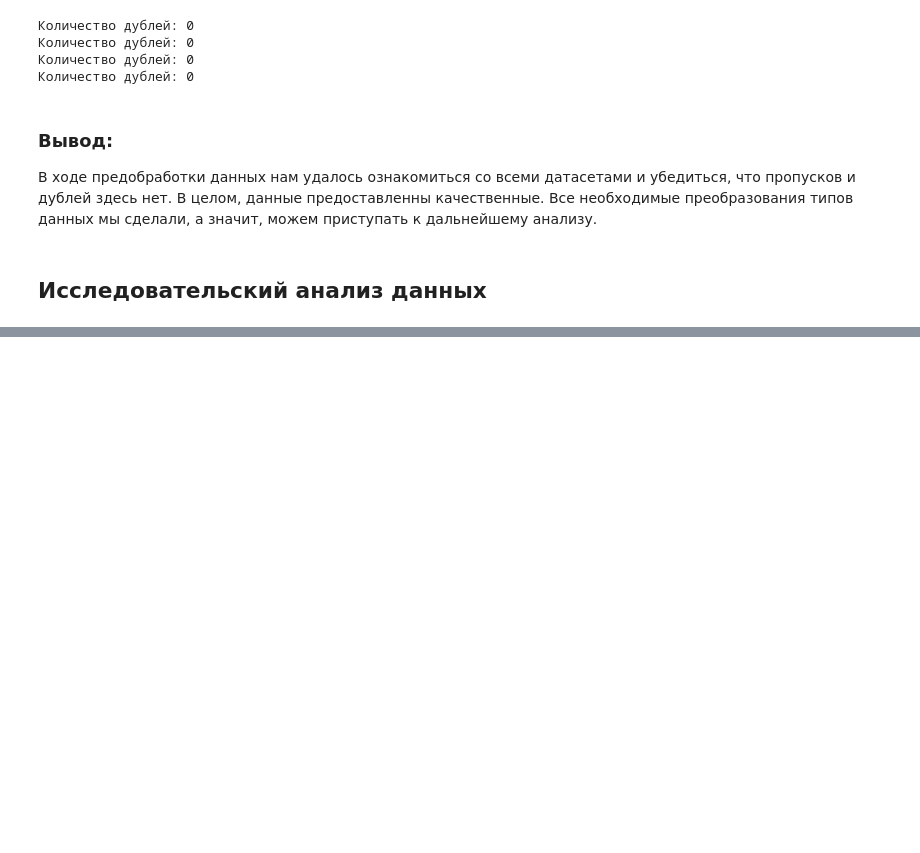
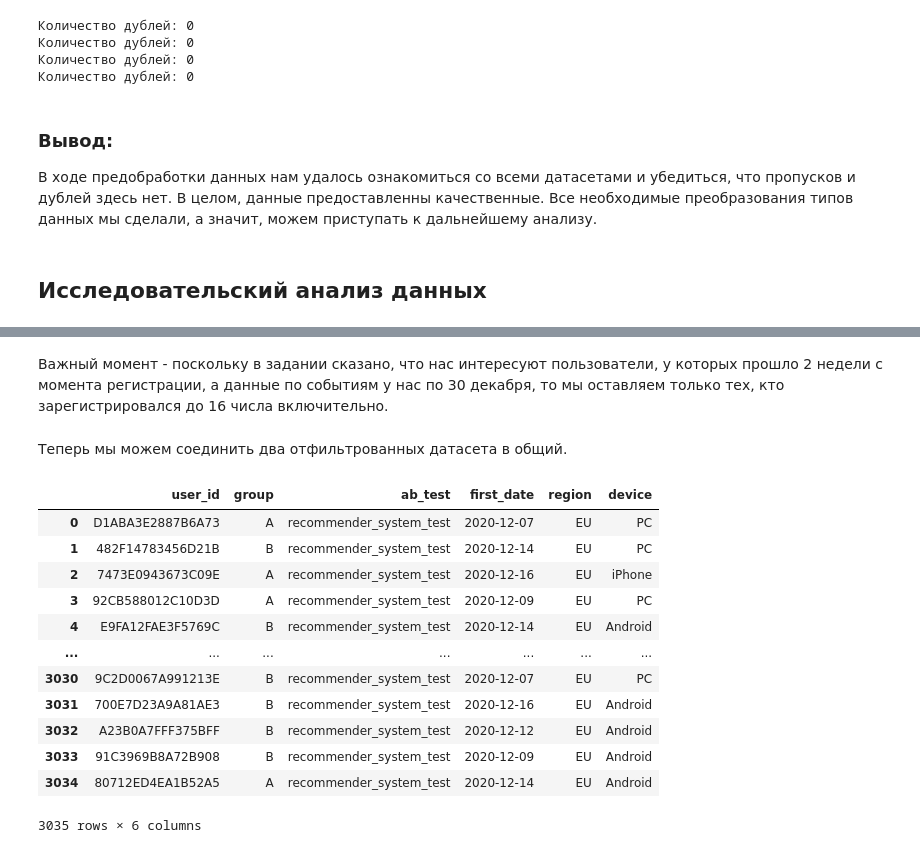
Before and after one commit to ViacheslavPogorelyy/YaP, a Jupyter notebook: A-B_test .ipynb, the cells around one changed output, grey strips where cells are left out. Drawn from its saved outputs; the diff is of its cells as text; code cells hidden in the pictures; blank space fills up the shorter version.

```diff
--- a/A-B_test .ipynb
+++ b/A-B_test .ipynb
@@ -222,0 +244,2 @@ for i in tables:
+# %%
+ab_test = ab_test.query('user_id in @id_test')
@@ -222,0 +310,2 @@ for i in tables:
+# %% [markdown]
+Важный момент - поскольку в задании сказано, что нас интересуют пользователи, у которых прошло 2 недели с момента регистрации, а данные по событиям у нас по 30 декабря, то мы оставляем только тех, кто зарегистрировался до 16 числа включительно.
@@ -222,0 +314,2 @@ for i in tables:
+# %% [markdown]
+Теперь мы можем соединить два отфильтрованных датасета в общий.
@@ -222,0 +318,16 @@ for i in tables:
+# %%
+ab_test
+# %% [output]
+|  | user_id | group | ab_test | first_date | region | device |
+| 0 | D1ABA3E2887B6A73 | A | recommender_system_test | 2020-12-07 | EU | PC |
+| 1 | 482F14783456D21B | B | recommender_system_test | 2020-12-14 | EU | PC |
+| 2 | 7473E0943673C09E | A | recommender_system_test | 2020-12-16 | EU | iPhone |
+| 3 | 92CB588012C10D3D | A | recommender_system_test | 2020-12-09 | EU | PC |
+| 4 | E9FA12FAE3F5769C | B | recommender_system_test | 2020-12-14 | EU | Android |
+| ... | ... | ... | ... | ... | ... | ... |
+| 3030 | 9C2D0067A991213E | B | recommender_system_test | 2020-12-07 | EU | PC |
+| 3031 | 700E7D23A9A81AE3 | B | recommender_system_test | 2020-12-16 | EU | Android |
+| 3032 | A23B0A7FFF375BFF | B | recommender_system_test | 2020-12-12 | EU | Android |
+| 3033 | 91C3969B8A72B908 | B | recommender_system_test | 2020-12-09 | EU | Android |
+| 3034 | 80712ED4EA1B52A5 | A | recommender_system_test | 2020-12-14 | EU | Android |
+3035 rows × 6 columns
```
Also changed, not shown: parts of 26 cells of this notebook.
